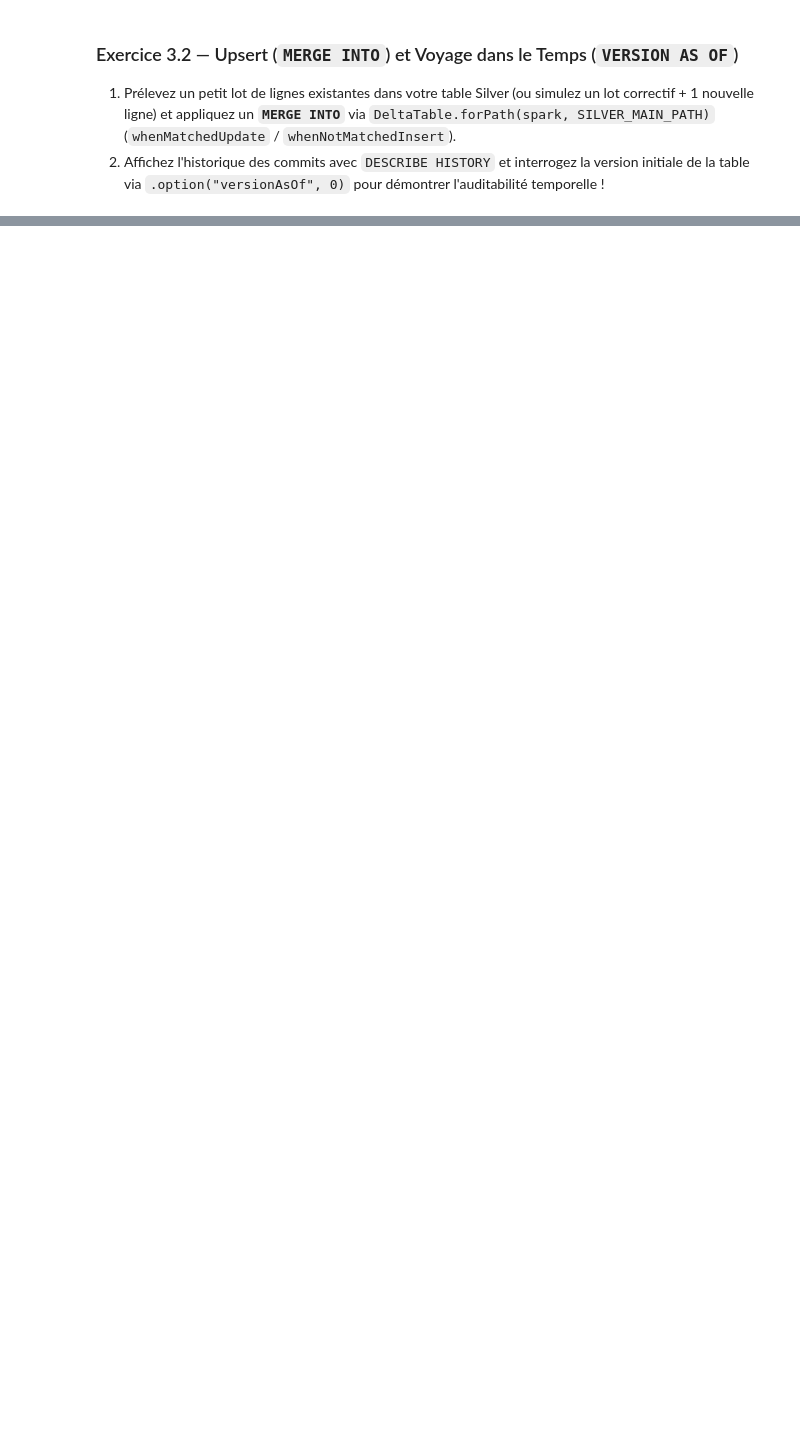
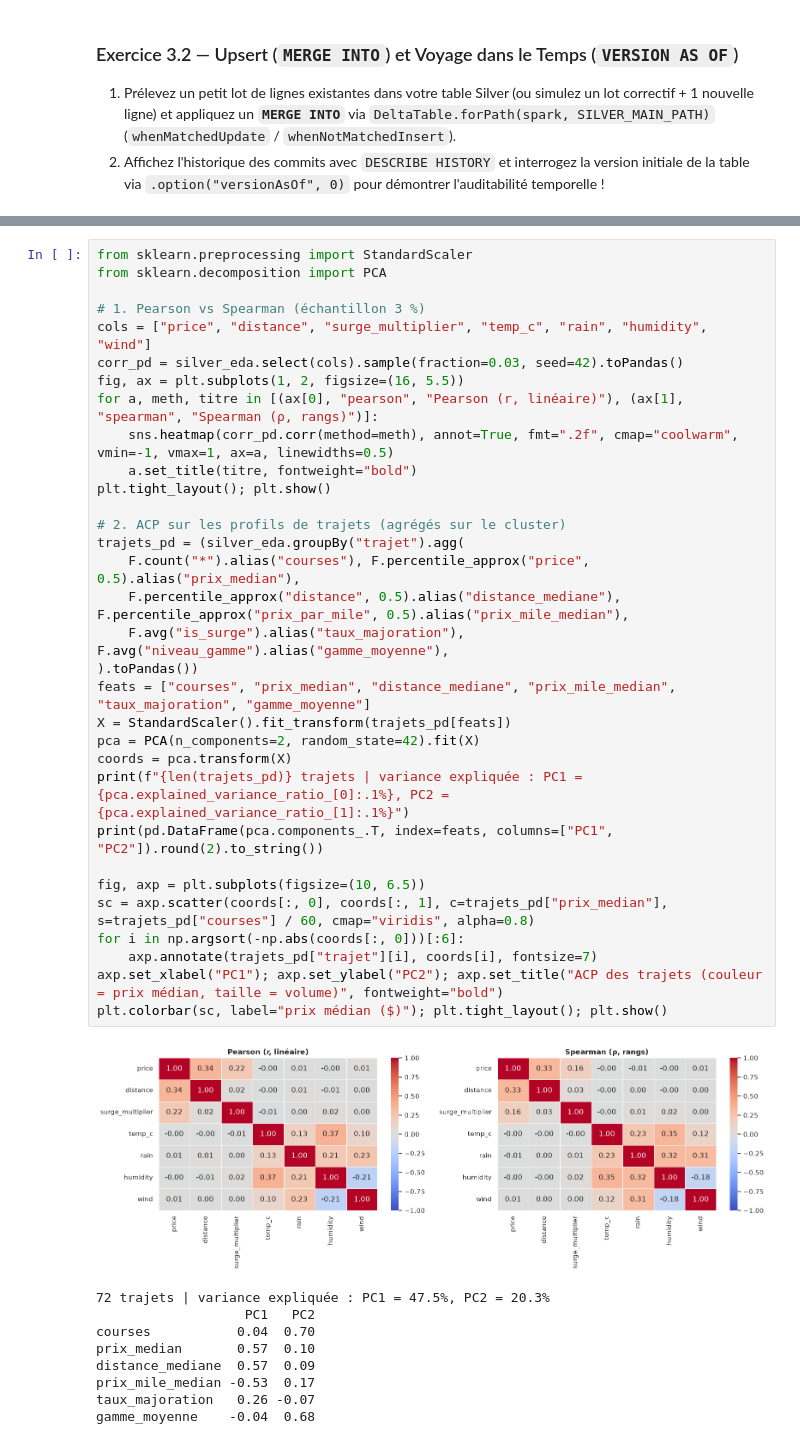
Before and after one commit to RizleneBERRAG/hadoop-kaggle, a Jupyter notebook: notebooks/J2_Spark_Delta_Silver.ipynb, the cells around one changed output, grey strips where cells are left out. Drawn from its saved outputs; the diff is of its cells as text; blank space fills up the shorter version.

```diff
--- a/notebooks/J2_Spark_Delta_Silver.ipynb
+++ b/notebooks/J2_Spark_Delta_Silver.ipynb
@@ -108,0 +597,42 @@ assert history_df.count() >= 2, "TODO : Exécutez au moins une opération MERGE/
+# %%
+from sklearn.preprocessing import StandardScaler
+from sklearn.decomposition import PCA
+
+# 1. Pearson vs Spearman (échantillon 3 %)
+cols = ["price", "distance", "surge_multiplier", "temp_c", "rain", "humidity", "wind"]
+corr_pd = silver_eda.select(cols).sample(fraction=0.03, seed=42).toPandas()
+fig, ax = plt.subplots(1, 2, figsize=(16, 5.5))
+for a, meth, titre in [(ax[0], "pearson", "Pearson (r, linéaire)"), (ax[1], "spearman", "Spearman (ρ, rangs)")]:
+    sns.heatmap(corr_pd.corr(method=meth), annot=True, fmt=".2f", cmap="coolwarm", vmin=-1, vmax=1, ax=a, linewidths=0.5)
+    a.set_title(titre, fontweight="bold")
+plt.tight_layout(); plt.show()
+
+# 2. ACP sur les profils de trajets (agrégés sur le cluster)
+trajets_pd = (silver_eda.groupBy("trajet").agg(
+    F.count("*").alias("courses"), F.percentile_approx("price", 0.5).alias("prix_median"),
+    F.percentile_approx("distance", 0.5).alias("distance_mediane"), F.percentile_approx("prix_par_mile", 0.5).alias("prix_mile_median"),
+    F.avg("is_surge").alias("taux_majoration"), F.avg("niveau_gamme").alias("gamme_moyenne"),
+).toPandas())
+feats = ["courses", "prix_median", "distance_mediane", "prix_mile_median", "taux_majoration", "gamme_moyenne"]
+X = StandardScaler().fit_transform(trajets_pd[feats])
+pca = PCA(n_components=2, random_state=42).fit(X)
+coords = pca.transform(X)
+print(f"{len(trajets_pd)} trajets | variance expliquée : PC1 = {pca.explained_variance_ratio_[0]:.1%}, PC2 = {pca.explained_variance_ratio_[1]:.1%}")
+print(pd.DataFrame(pca.components_.T, index=feats, columns=["PC1", "PC2"]).round(2).to_string())
+
+fig, axp = plt.subplots(figsize=(10, 6.5))
+sc = axp.scatter(coords[:, 0], coords[:, 1], c=trajets_pd["prix_median"], s=trajets_pd["courses"] / 60, cmap="viridis", alpha=0.8)
+for i in np.argsort(-np.abs(coords[:, 0]))[:6]:
+    axp.annotate(trajets_pd["trajet"][i], coords[i], fontsize=7)
+axp.set_xlabel("PC1"); axp.set_ylabel("PC2"); axp.set_title("ACP des trajets (couleur = prix médian, taille = volume)", fontweight="bold")
+plt.colorbar(sc, label="prix médian ($)"); plt.tight_layout(); plt.show()
+# %% [output]
+[figure, added]
+72 trajets | variance expliquée : PC1 = 47.5%, PC2 = 20.3%
+                   PC1   PC2
+courses           0.04  0.70
+prix_median       0.57  0.10
+distance_mediane  0.57  0.09
+prix_mile_median -0.53  0.17
+taux_majoration   0.26 -0.07
+gamme_moyenne    -0.04  0.68
```
Also changed, not shown: parts of 19 cells of this notebook, 4 other files.
